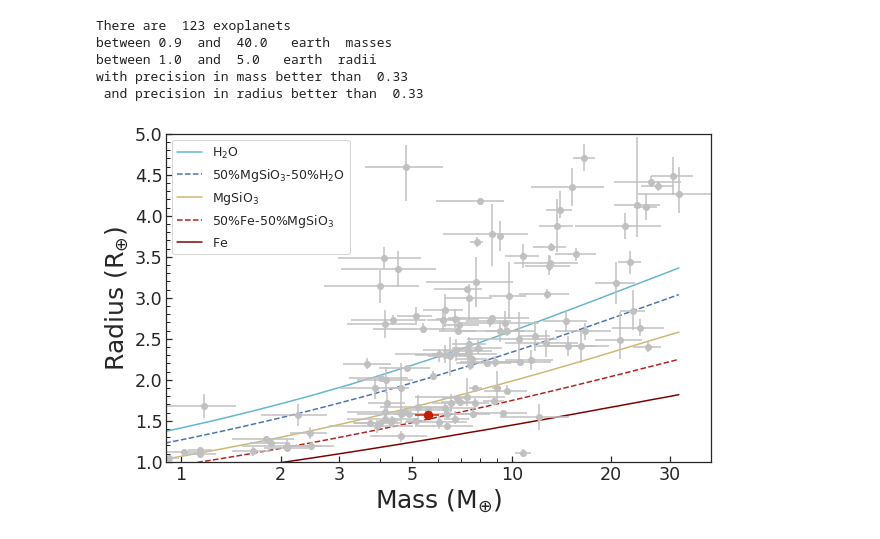
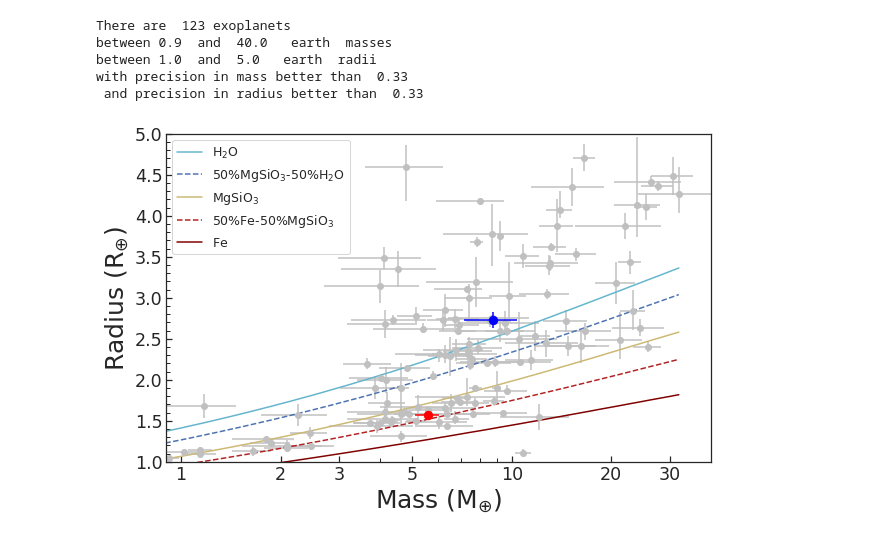
Before and after one commit to oscaribv/fancy-massradius-plot, a Jupyter notebook: mass_radius_plot.ipynb, the cells around one changed output. Saved outputs shown, nothing was run; the diff lists cells and outputs as text; code cells hidden in the pictures.

Commit message:
Now the code allows to add colour to the planets

```diff
--- a/mass_radius_plot.ipynb
+++ b/mass_radius_plot.ipynb
@@ -104,6 +104,7 @@ with precision in mass better than  0.33
 #----------------------------------------------------------
 pnam = np.loadtxt('my_planets.csv',usecols=[0],dtype=str,unpack=True,delimiter=',')
 mp,mlep,mrep,rp,rlep,rrep  = np.loadtxt('my_planets.csv',usecols=[1,2,3,4,5,6],unpack=True,delimiter=',')
+pcolours = np.loadtxt('my_planets.csv',usecols=[7],dtype=str,unpack=True,delimiter=',',comments='#')
 
 if ( mp.__class__ == np.float64 ):
     mp = np.asarray([mp])
@@ -133,6 +134,8 @@ myp[2] = np.array(mrep[good_index_myp])
 myp[3] = np.array(rp[good_index_myp])
 myp[4] = np.array(rlep[good_index_myp])
 myp[5] = np.array(rrep[good_index_myp])
+#
+pcol = pcolours[good_index_myp]
 # %%
 #----------------------------------------------------------
 #             Add theoretical models
@@ -187,44 +190,39 @@ if ( is_plot_zeng_models ):
 #Plot all the planets
 for o in good_index:
     if ( is_plot_my_planets ):
-        plt.errorbar(m[o],r[o],yerr=[[rre[o]],[rle[o]]],xerr=[[mre[o]],[mle[o]]],fmt='o',color='#C0C0C0')
+        plt.errorbar(m[o],r[o],yerr=[[rre[o]],[rle[o]]],xerr=[[mre[o]],[mle[o]]],fmt='o',color='#C0C0C0',zorder=1)
     else:
         plt.errorbar(m[o],r[o],yerr=[[rre[o]],[rle[o]]],xerr=[[mre[o]],[mle[o]]],fmt='o',color='b')
 
 #Plot my planets
 if ( is_plot_my_planets ):
     from random import randint, seed
 
     if ( myp[0].__class__ == np.float64 ):
 
         plt.errorbar(myp[0],myp[3],yerr=[[myp[4],myp[5]]],xerr=[[myp[1],myp[2]]],fmt='o',markersize=fsize/3)
 
     else:
 
-        pcolors = []
-        seed(2128)
-        for i in range(len(myp[0])):
-            pcolors.append('#00%02X00' % randint(0x88, 0xFF))
-
         for o in range(0,len(myp[0])):
             #plt.errorbar(myp[0][o],myp[3][o],yerr=[[myp[4][o],myp[5][o]]],xerr=[[myp[1][o],myp[2][o]]],fmt='o',color='#c61d01',markersize=fsize/3)
             plt.errorbar(myp[0][o],myp[3][o], \
                          yerr=[[myp[4][o]],[myp[5][o]]], \
-                         xerr=[[myp[1][o]],[myp[2][o]]],fmt='o',color='#c61d01',markersize=fsize/3)
+                         xerr=[[myp[1][o]],[myp[2][o]]],fmt='o',color='#'+pcol[o],markersize=fsize/3,zorder=3)
 
 titlestr = int(precision_m*1e2)
 titlestr = 'Precision better than = ' + str(titlestr) + '%. N_planets = ' + str(len(good_index))
 #plt.title(titlestr,fontsize=0.7*fsize)
 plt.minorticks_on()
 plt.tick_params( axis='x',which='both',direction='in')
 plt.tick_params( axis='y',which='both',direction='in')
 plt.legend(loc=0, ncol=1,scatterpoints=1,numpoints=1,frameon=True,fontsize=0.5*fsize)
 plt.savefig('plot_mr.pdf',format='pdf',bbox_inches='tight')
 plt.savefig('plot_mr.png',format='png',bbox_inches='tight',dpi=300)
 plt.show()
 
 #----------------------------------------------------------
 #                     END OF FILE
 #----------------------------------------------------------
 # %% [output]
-[figure, old version]
+[figure, new version]
```
Also changed, not shown: parts of 1 cell of this notebook, 1 other file.
